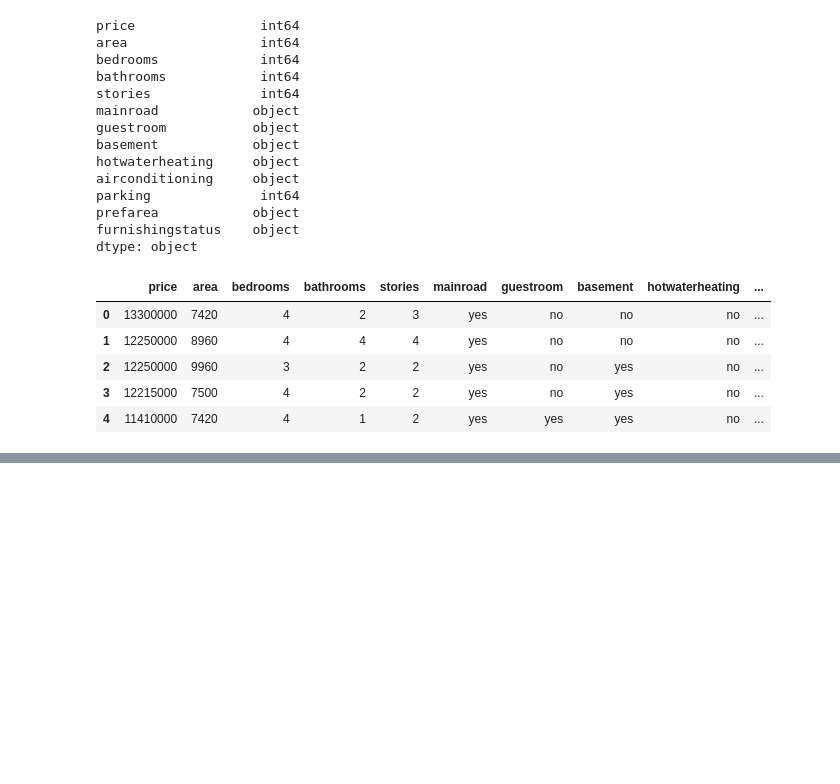
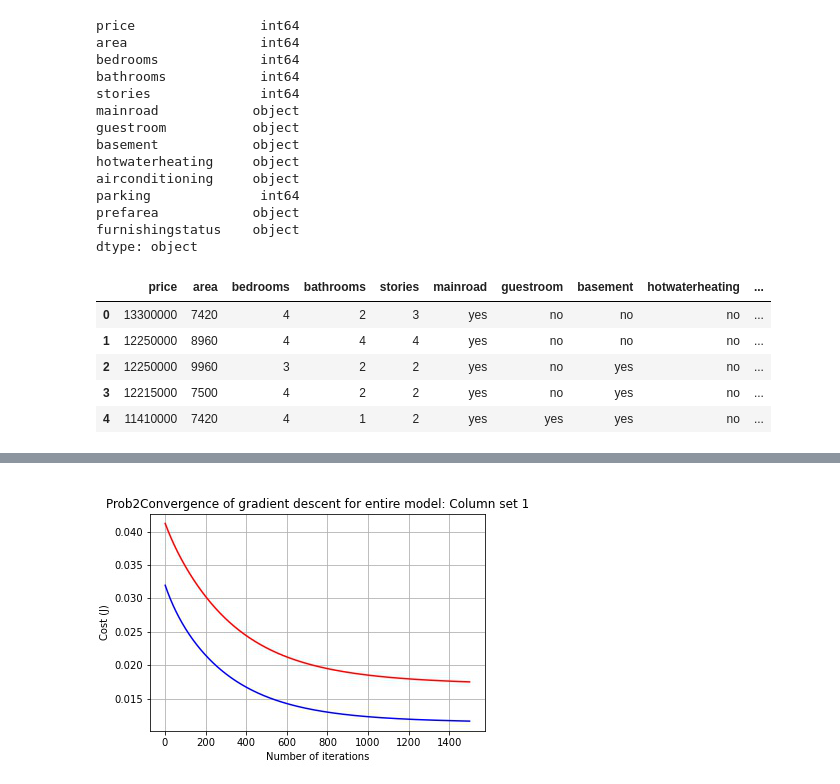
Before and after one commit to mrNoahItAllss/INTRO_TO_ML_REPO, a Jupyter notebook: HW1_LinearRegHousing/HW0_Rev0_Noah_Telfer_801196211.ipynb, the cells around one changed output, grey strips where cells are left out. Saved outputs shown, nothing was run; the diff lists cells and outputs as text; code cells hidden in the pictures; blank space fills up the shorter version.

```diff
--- a/HW1_LinearRegHousing/HW0_Rev0_Noah_Telfer_801196211.ipynb
+++ b/HW1_LinearRegHousing/HW0_Rev0_Noah_Telfer_801196211.ipynb
@@ -214,0 +361,4 @@ plt.savefig('convergence_part2.jpg')
+# %%
+Image.open(graphs[3])
+# %% [output]
+[figure, added]
```
Also changed, not shown: parts of 28 cells of this notebook, 1 other file.
